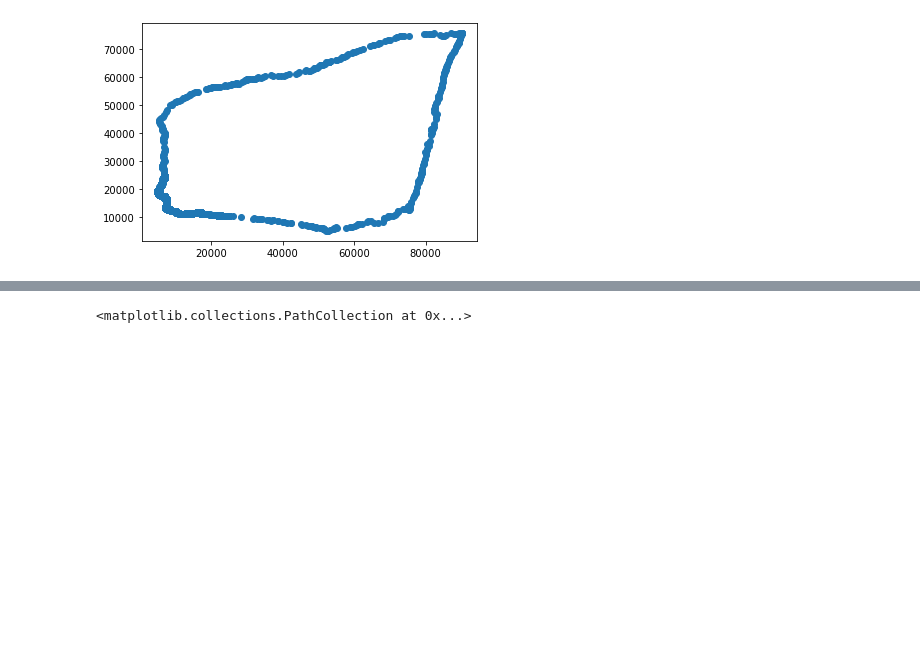
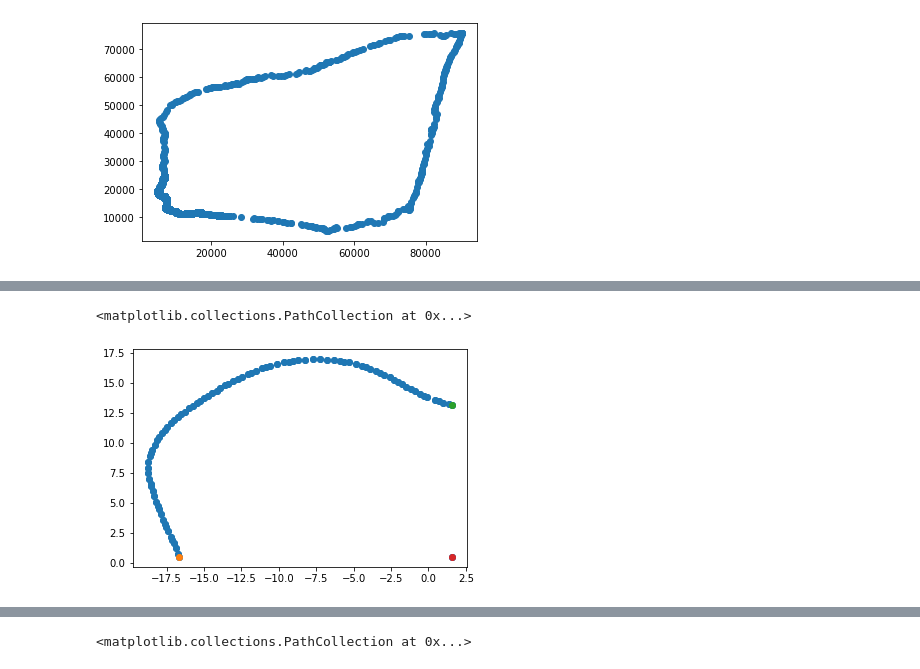
Before and after one commit to AlexHTW/mpi_beleg_4, a Jupyter notebook: registration.ipynb, the cells around one changed output, grey strips where cells are left out. Drawn from its saved outputs; the diff is of its cells as text; code cells hidden in the pictures; blank space fills up the shorter version.

```diff
--- a/registration.ipynb
+++ b/registration.ipynb
@@ -110,0 +123,9 @@ plt.scatter(x_cuts[0], y_cuts[0])
+# %%
+# Schnitt E
+plt.scatter(x_cuts[2], y_cuts[2])
+plt.scatter(x_cuts[2][-4], y_cuts[2][-4])
+plt.scatter(x_cuts[2][-2], y_cuts[2][-2])
+plt.scatter(x_cuts[2][-1], y_cuts[2][-1])
+# %% [output]
+<matplotlib.collections.PathCollection at 0x...>
+[figure, added]
```
Also changed, not shown: parts of 17 cells of this notebook.
